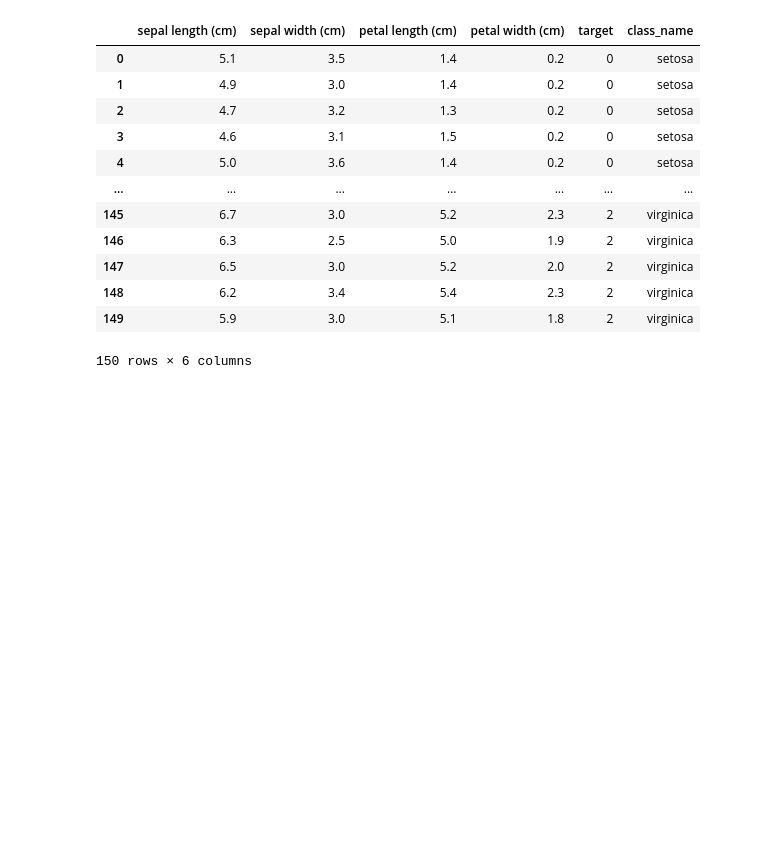
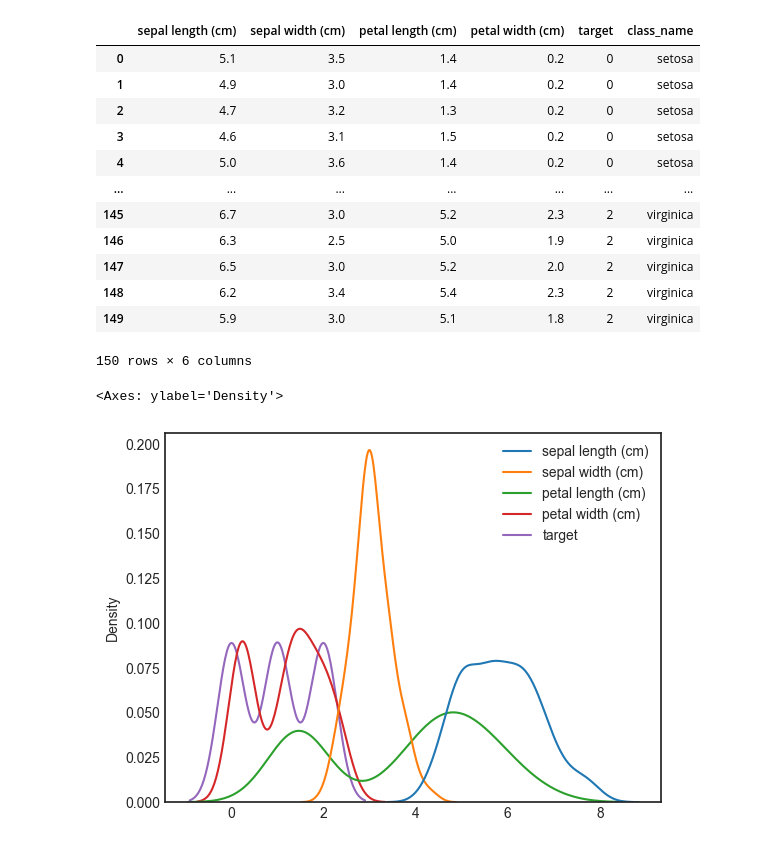
Before and after one commit to iambean-git/K_Digital_8_workspace, a Jupyter notebook: workspace_python_AI/assignment/chap04_matplotlib/04_1_Matplotlib_iris.ipynb, the cells around one changed output. Saved outputs shown, nothing was run; the diff lists cells and outputs as text; code cells hidden in the pictures; blank space fills up the shorter version.

```diff
--- a/workspace_python_AI/assignment/chap04_matplotlib/04_1_Matplotlib_iris.ipynb
+++ b/workspace_python_AI/assignment/chap04_matplotlib/04_1_Matplotlib_iris.ipynb
@@ -90,0 +112,6 @@ df_iris
+# %%
+# p.345
+sns.kdeplot(data=df_iris)
+# %% [output]
+<Axes: ylabel='Density'>
+[figure, added]
```
Also changed, not shown: parts of 4 cells of this notebook, 1 other file.
